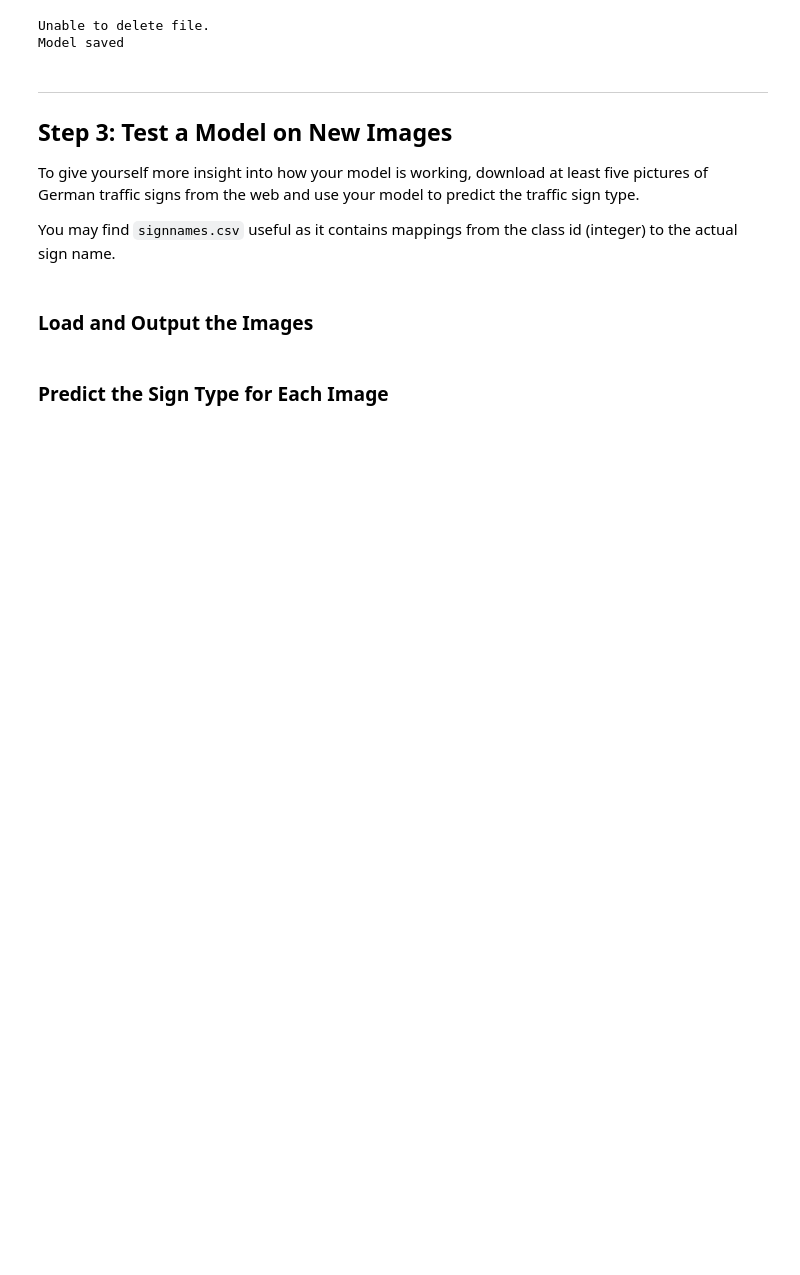
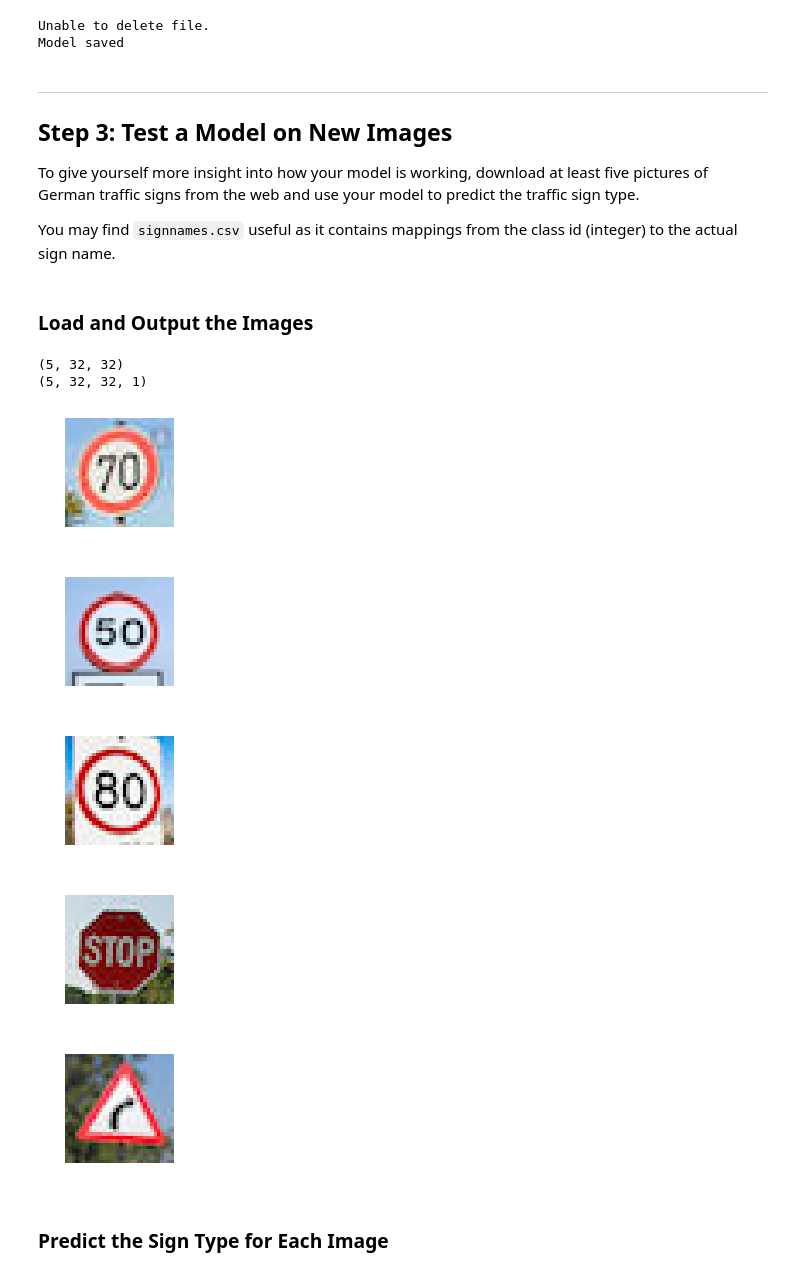
Before and after one commit to joelpou/traffic-sign-classifier, a Jupyter notebook: Traffic_Sign_Classifier.ipynb, the cells around one changed output. Saved outputs shown, nothing was run; the diff lists cells and outputs as text; code cells hidden in the pictures; blank space fills up the shorter version.

```diff
--- a/Traffic_Sign_Classifier.ipynb
+++ b/Traffic_Sign_Classifier.ipynb
@@ -434,2 +450,35 @@ You may find `signnames.csv` useful as it contains mappings from the class id (i
+# %%
+### Load the images and plot them here.
+### Feel free to use as many code cells as needed.
+import matplotlib.image as mpimg
+
+imgDir = 'test_images/'
+
+imgNames = ['01.jpg', '02.jpg', '03.jpg', '04.jpg', '05.jpg']
+
+imgTests = np.zeros((5,32,32,3), dtype=np.uint8)
+
+
+for i in range(len(imgNames)):
+    pic = mpimg.imread(imgDir + imgNames[i])
+    imgTests[i] = pic
+    plt.figure(figsize=(2,2))
+    plt.imshow(pic)
+    plt.axis('off')
+#     print(pic.shape)
+#     print(type(pic))
+
+imgTests = imgTests.astype(np.float32)
+# print(imgTests.shape)
+imgTests = normalize(imgTests)
+print(imgTests.shape)
+# %% [output]
+(5, 32, 32)
+(5, 32, 32, 1)
+[figure, added]
+[figure, added]
+[figure, added]
+[figure, added]
+[figure, added]
 # %% [markdown]
 ### Predict the Sign Type for Each Image
```
Also changed, not shown: parts of 11 cells of this notebook, 12 other files.
